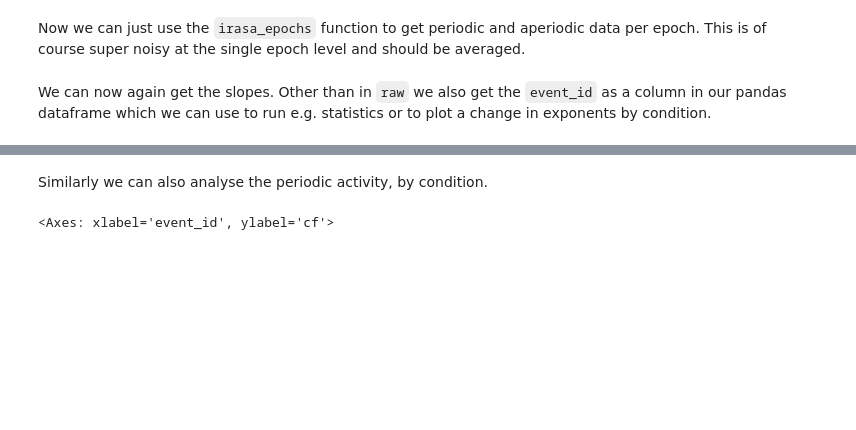
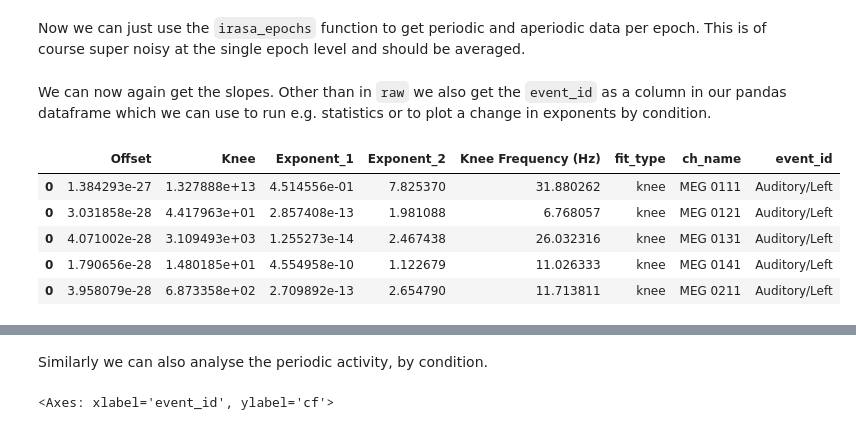
Before and after one commit to schmidtfa/pyrasa, a Jupyter notebook: examples/irasa_mne.ipynb, the cells around one changed output, grey strips where cells are left out. Drawn from its saved outputs; the diff is of its cells as text; code cells hidden in the pictures; blank space fills up the shorter version.

```diff
--- a/examples/irasa_mne.ipynb
+++ b/examples/irasa_mne.ipynb
@@ -177,7 +175,14 @@ aperiodic, periodic = irasa_epochs(epochs,
 # %% [markdown]
 We can now again get the slopes. Other than in `raw` we also get the `event_id` as a column in our pandas dataframe which we can use to run e.g. statistics or to plot a change in exponents by condition.
 # %%
-ap_slope, ap_gof = aperiodic.get_slopes(fit_func='knee')
+ap_slope, ap_gof = aperiodic.get_slopes(fit_func='knee', scale=True)
 ap_slope.head()
+# %% [output]
+|  | Offset | Knee | Exponent_1 | Exponent_2 | Knee Frequency (Hz) | fit_type | ch_name | event_id |
+| 0 | 1.384293e-27 | 1.327888e+13 | 4.514556e-01 | 7.825370 | 31.880262 | knee | MEG 0111 | Auditory/Left |
+| 0 | 3.031858e-28 | 4.417963e+01 | 2.857408e-13 | 1.981088 | 6.768057 | knee | MEG 0121 | Auditory/Left |
+| 0 | 4.071002e-28 | 3.109493e+03 | 1.255273e-14 | 2.467438 | 26.032316 | knee | MEG 0131 | Auditory/Left |
+| 0 | 1.790656e-28 | 1.480185e+01 | 4.554958e-10 | 1.122679 | 11.026333 | knee | MEG 0141 | Auditory/Left |
+| 0 | 3.958079e-28 | 6.873358e+02 | 2.709892e-13 | 2.654790 | 11.713811 | knee | MEG 0211 | Auditory/Left |
 # %%
 ap_data = ap_slope.groupby(['event_id', 'ch_name'])['Knee Frequency (Hz)'].mean().reset_index()
```
Also changed, not shown: parts of 5 cells of this notebook, 7 other files.
